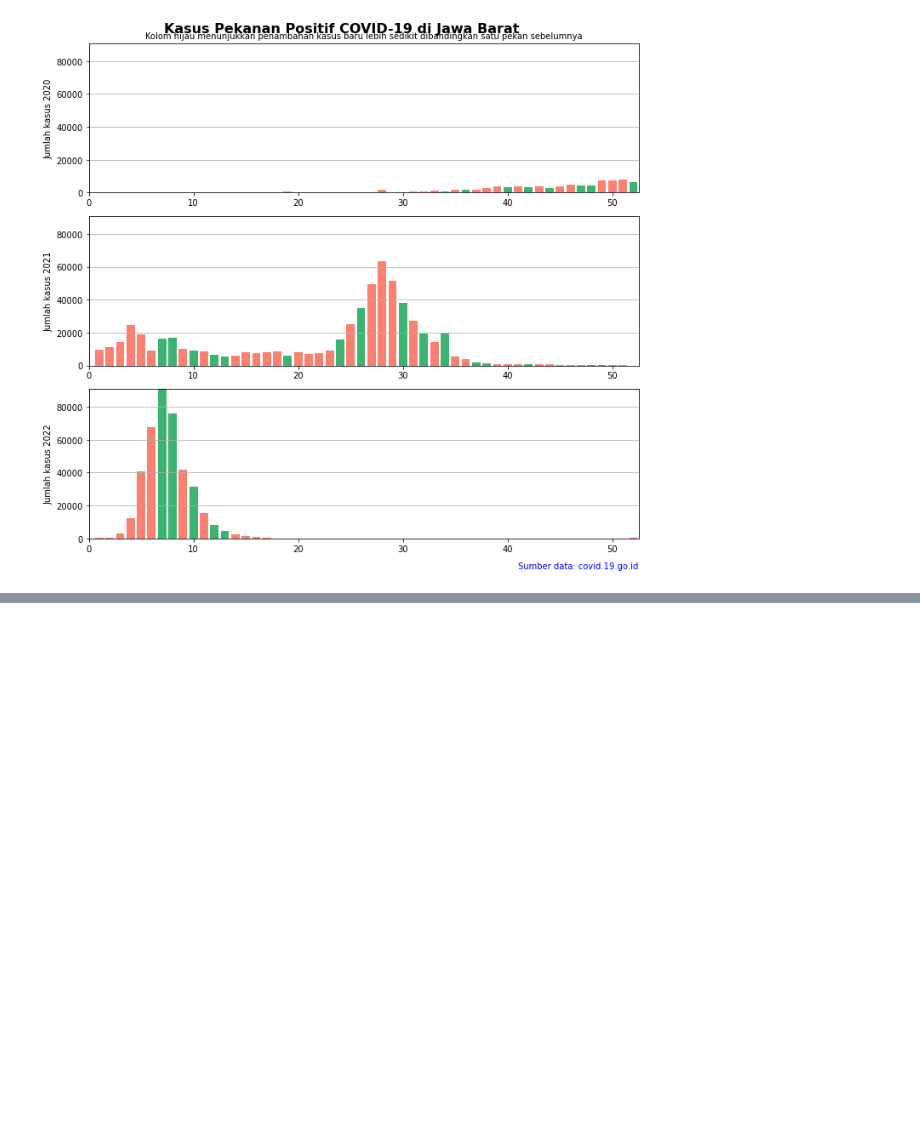
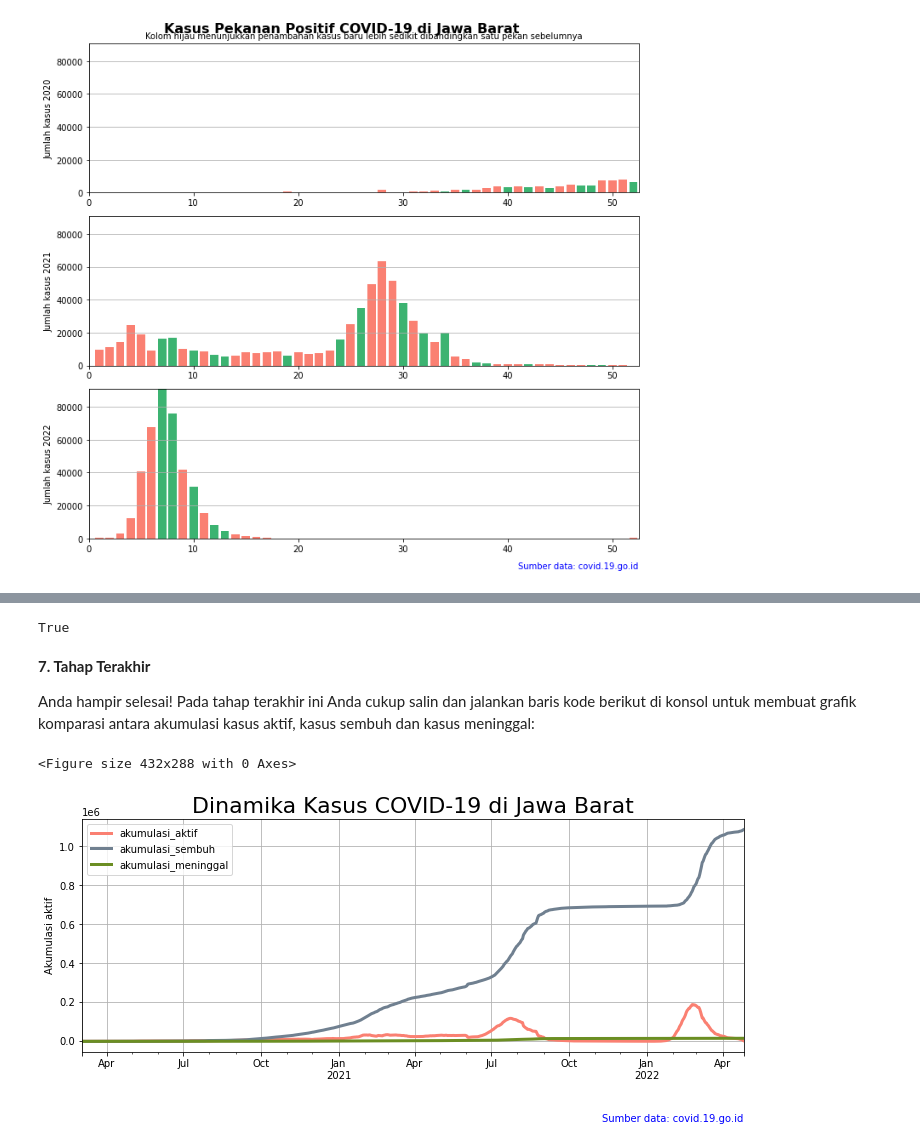
Before and after one commit to hafifsyah-rifaldi/DataAnalyst-DQL, a Jupyter notebook: 9. Eksplorasi dan Analisis Data COVID-19 Indonesia using Python/4. Menggali Lebih Dalam/Praktek.ipynb, the cells around one changed output, grey strips where cells are left out. Drawn from its saved outputs; the diff is of its cells as text; code cells hidden in the pictures; blank space fills up the shorter version.

```diff
--- a/9. Eksplorasi dan Analisis Data COVID-19 Indonesia using Python/4. Menggali Lebih Dalam/Praktek.ipynb
+++ b/9. Eksplorasi dan Analisis Data COVID-19 Indonesia using Python/4. Menggali Lebih Dalam/Praktek.ipynb
@@ -193,0 +295,47 @@ Deprecated in NumPy 1.20; for more details and guidance: https://numpy.org/devdo
+# %%
+True
+# %% [output]
+True
+# %% [markdown]
+**7. Tahap Terakhir**
+
+Anda hampir selesai! Pada tahap terakhir ini Anda cukup salin dan jalankan baris kode berikut di konsol untuk membuat grafik komparasi antara akumulasi kasus aktif, kasus sembuh dan kasus meninggal:
+# %%
+import numpy as np
+import pandas as pd
+import requests
+resp_jabar = requests.get('https://storage.googleapis.com/dqlab-dataset/prov_detail_JAWA_BARAT.json', verify=False)
+cov_jabar_raw = resp_jabar.json()
+cov_jabar = pd.DataFrame(cov_jabar_raw['list_perkembangan'])
+
+cov_jabar_tidy = (cov_jabar.drop(columns=[item for item in cov_jabar.columns
+                                               if item.startswith('AKUMULASI')
+                                                  or item.startswith('DIRAWAT')])
+                           .rename(columns=str.lower)
+                           .rename(columns={'kasus': 'kasus_baru'})
+                  )
+cov_jabar_tidy['tanggal'] = pd.to_datetime(cov_jabar_tidy['tanggal']*1e6, unit='ns')
+
+cov_jabar_akumulasi = cov_jabar_tidy[['tanggal']].copy()
+cov_jabar_akumulasi['akumulasi_aktif'] = (cov_jabar_tidy['kasus_baru'] - cov_jabar_tidy['sembuh'] - cov_jabar_tidy['meninggal']).cumsum()
+cov_jabar_akumulasi['akumulasi_sembuh'] = cov_jabar_tidy['sembuh'].cumsum()
+cov_jabar_akumulasi['akumulasi_meninggal'] = cov_jabar_tidy['meninggal'].cumsum()
+
+#Tuliskan kodenya berikut ini
+import matplotlib.pyplot as plt
+import matplotlib.dates as mdates
+plt.clf()
+fig, ax = plt.subplots(figsize=(10,5))
+cov_jabar_akumulasi_ts = cov_jabar_akumulasi.set_index('tanggal')
+cov_jabar_akumulasi_ts.plot(kind='line', ax=ax, lw=3, color=['salmon', 'slategrey', 'olivedrab'])
+
+ax.set_title('Dinamika Kasus COVID-19 di Jawa Barat', fontsize=22)
+ax.set_xlabel('')
+ax.set_ylabel('Akumulasi aktif')
+ax.text(1, -0.3, 'Sumber data: covid.19.go.id', color='blue', ha='right', transform=ax.transAxes)
+plt.grid()
+plt.tight_layout()
+plt.show()
+# %% [output]
+<Figure size 432x288 with 0 Axes>
+[figure, added]
```
Also changed, not shown: parts of 6 cells of this notebook.
